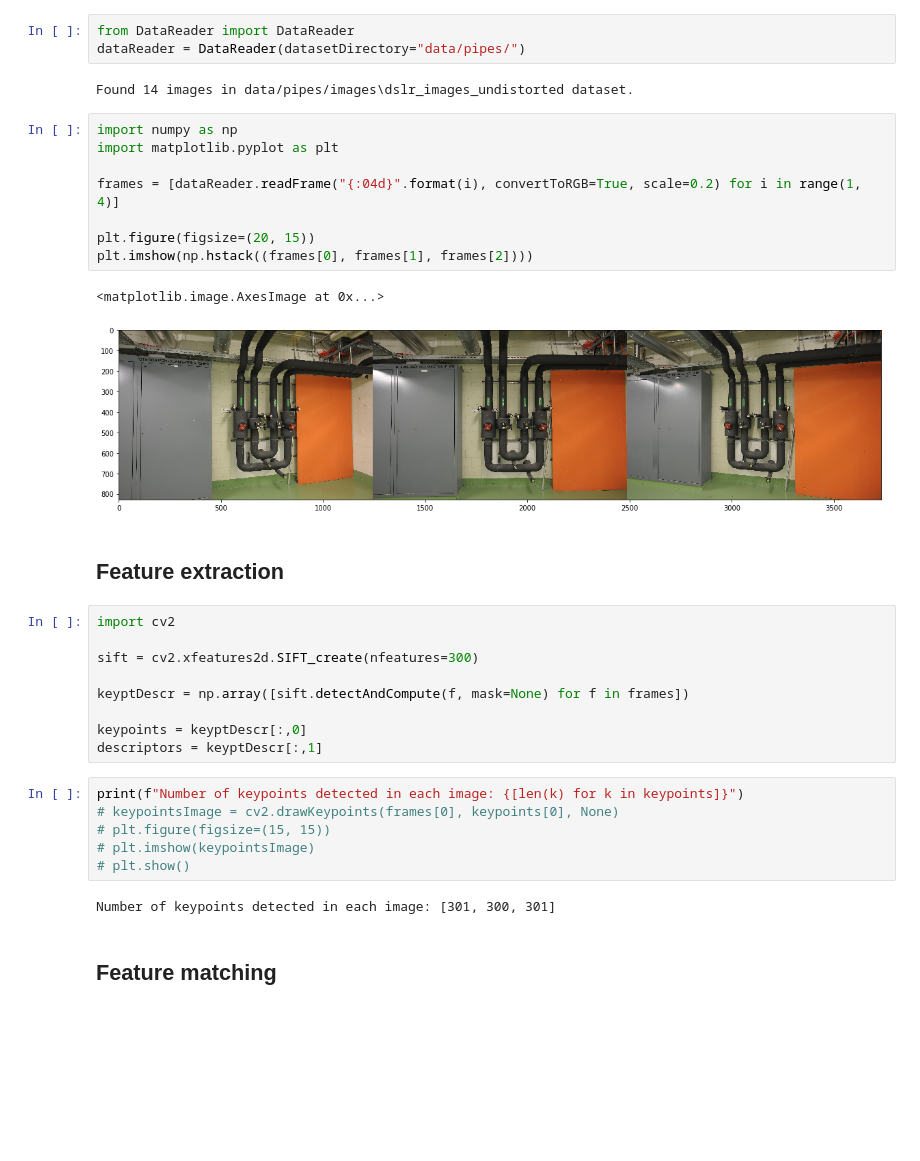
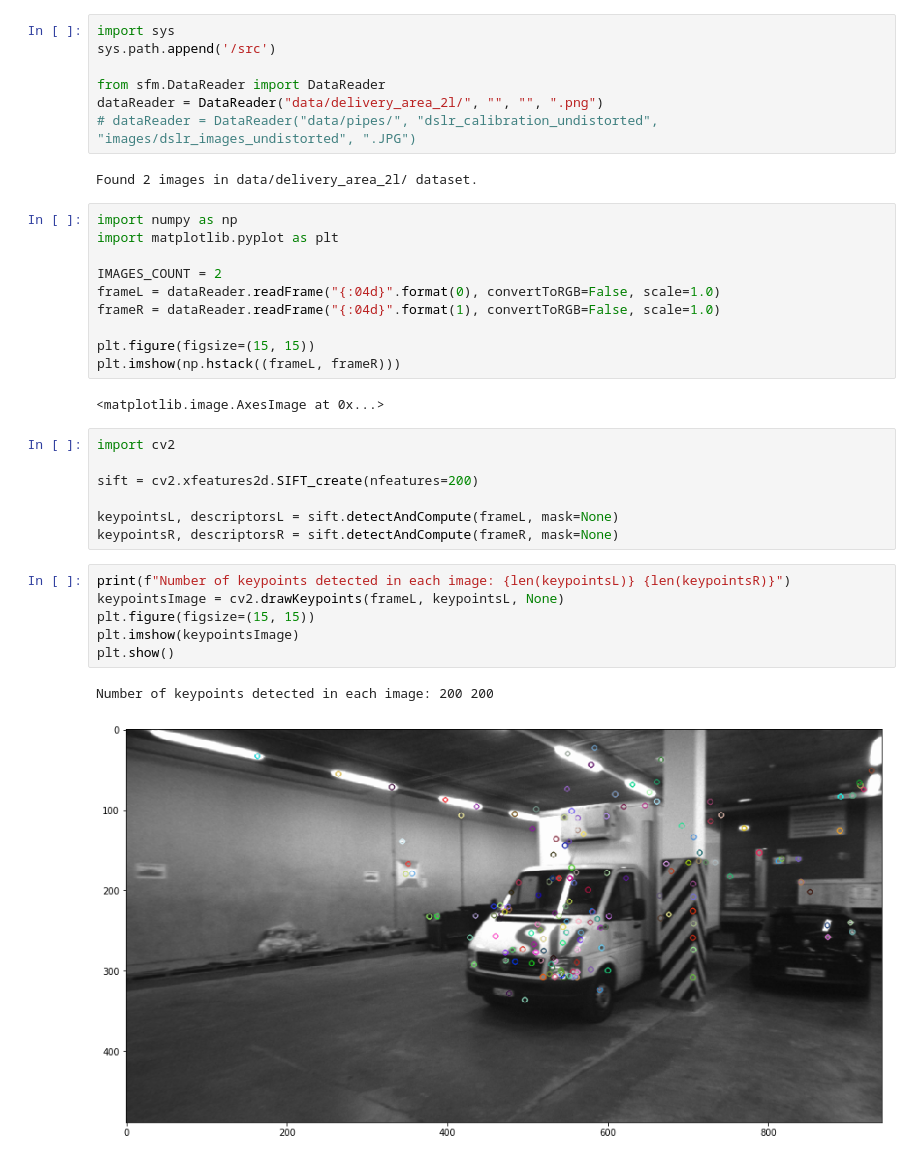
Before and after one commit to mtszkw/twoview-sfm, a Jupyter notebook: notebook.ipynb, the cells around one changed output. Cells and saved outputs as stored; diff of their text form; blank space fills up the shorter version.

```diff
--- a/notebook.ipynb
+++ b/notebook.ipynb
@@ -1,39 +1,39 @@
-# %%
-from DataReader import DataReader
-dataReader = DataReader(datasetDirectory="data/pipes/")
-# %% [output]
-Found 14 images in data/pipes/images\dslr_images_undistorted dataset.
+# %%
+import sys
+sys.path.append('/src')
+
+from sfm.DataReader import DataReader
+dataReader = DataReader("data/delivery_area_2l/", "", "", ".png")
+# dataReader = DataReader("data/pipes/", "dslr_calibration_undistorted", "images/dslr_images_undistorted", ".JPG")
+# %% [output]
+Found 2 images in data/delivery_area_2l/ dataset.
 # %%
 import numpy as np
 import matplotlib.pyplot as plt
 
-frames = [dataReader.readFrame("{:04d}".format(i), convertToRGB=True, scale=0.2) for i in range(1, 4)]
+IMAGES_COUNT = 2
+frameL = dataReader.readFrame("{:04d}".format(0), convertToRGB=False, scale=1.0)
+frameR = dataReader.readFrame("{:04d}".format(1), convertToRGB=False, scale=1.0)
 
-plt.figure(figsize=(20, 15))
-plt.imshow(np.hstack((frames[0], frames[1], frames[2])))
+plt.figure(figsize=(15, 15))
+plt.imshow(np.hstack((frameL, frameR)))
 # %% [output]
 <matplotlib.image.AxesImage at 0x...>
-[figure, removed]
-# %% [markdown]
-## Feature extraction
 # %%
 import cv2
 
-sift = cv2.xfeatures2d.SIFT_create(nfeatures=300)
+sift = cv2.xfeatures2d.SIFT_create(nfeatures=200)
 
-keyptDescr = np.array([sift.detectAndCompute(f, mask=None) for f in frames])
-
-keypoints = keyptDescr[:,0]
-descriptors = keyptDescr[:,1]
+keypointsL, descriptorsL = sift.detectAndCompute(frameL, mask=None)
+keypointsR, descriptorsR = sift.detectAndCompute(frameR, mask=None)
 # %%
-print(f"Number of keypoints detected in each image: {[len(k) for k in keypoints]}")
-# keypointsImage = cv2.drawKeypoints(frames[0], keypoints[0], None)
-# plt.figure(figsize=(15, 15))
-# plt.imshow(keypointsImage)
-# plt.show()
+print(f"Number of keypoints detected in each image: {len(keypointsL)} {len(keypointsR)}")
+keypointsImage = cv2.drawKeypoints(frameL, keypointsL, None)
+plt.figure(figsize=(15, 15))
+plt.imshow(keypointsImage)
+plt.show()
 # %% [output]
-Number of keypoints detected in each image: [301, 300, 301]
+Number of keypoints detected in each image: 200 200
+[figure, added]
-# %% [markdown]
-## Feature matching
 # %%
 matcher = cv2.BFMatcher(crossCheck=True)
```
Also changed, not shown: parts of 6 cells of this notebook, 15 other files.
